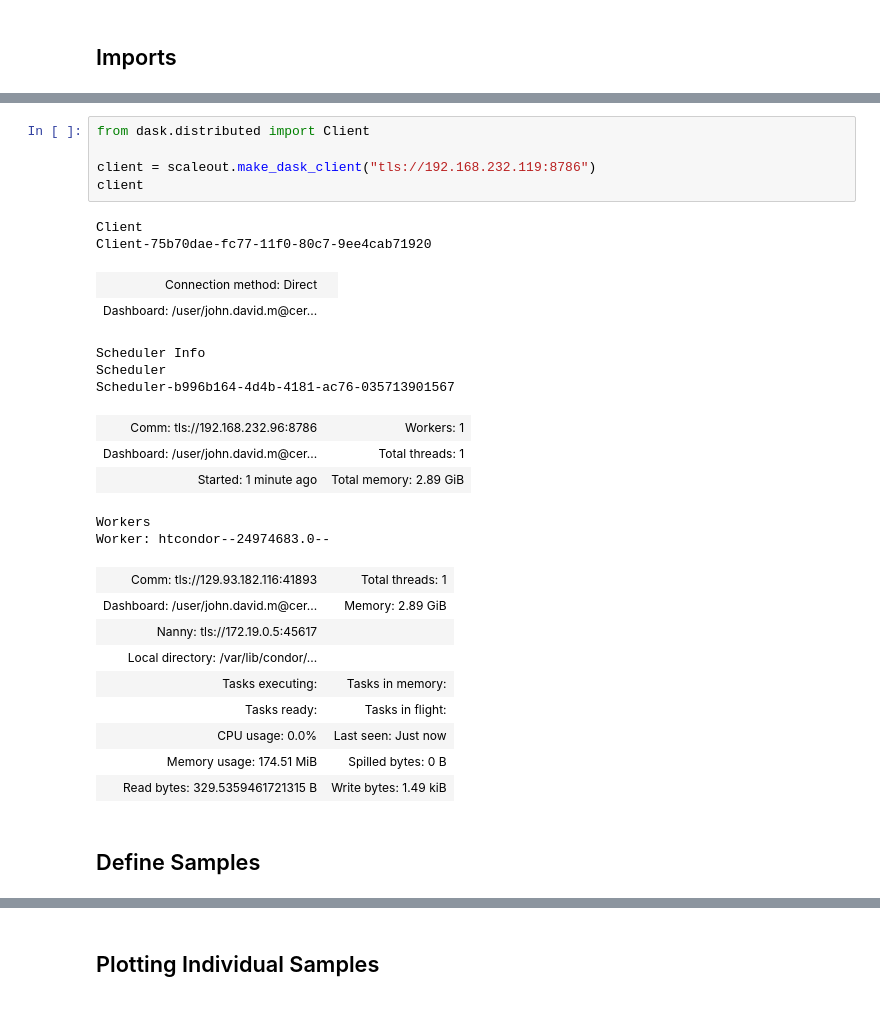
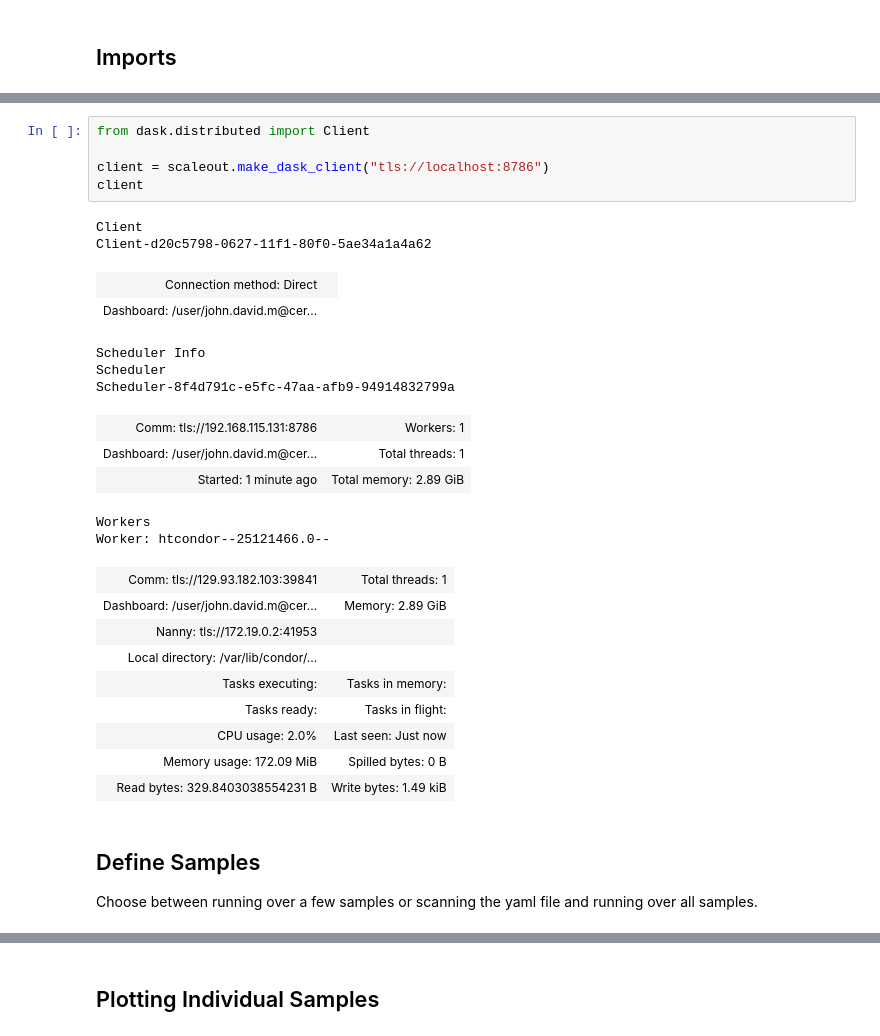
Before and after one commit to 316JakeMorris/SIDM, a Jupyter notebook: sidm/studies/LJ_Object_Eta/LJ_obj_eta.ipynb, the cells around one changed output, grey strips where cells are left out. Saved outputs shown, nothing was run; the diff lists cells and outputs as text.

```diff
--- a/sidm/studies/LJ_Object_Eta/LJ_obj_eta.ipynb
+++ b/sidm/studies/LJ_Object_Eta/LJ_obj_eta.ipynb
@@ -46,32 +39,33 @@ def addStats(H):
 # %%
 from dask.distributed import Client
 
-client = scaleout.make_dask_client("tls://192.168.232.119:8786")
+client = scaleout.make_dask_client("tls://localhost:8786")
 client
 # %% [output]
 Client
-Client-75b70dae-fc77-11f0-80c7-9ee4cab71920
+Client-d20c5798-0627-11f1-80f0-5ae34a1a4a62
 | Connection method: Direct |  |
 | Dashboard: /user/john.david.m@cer... |  |
 Scheduler Info
 Scheduler
-Scheduler-b996b164-4d4b-4181-ac76-035713901567
+Scheduler-8f4d791c-e5fc-47aa-afb9-94914832799a
-| Comm: tls://192.168.232.96:8786 | Workers: 1 |
+| Comm: tls://192.168.115.131:8786 | Workers: 1 |
 | Dashboard: /user/john.david.m@cer... | Total threads: 1 |
 | Started: 1 minute ago | Total memory: 2.89 GiB |
 Workers
-Worker: htcondor--24974683.0--
+Worker: htcondor--25121466.0--
-| Comm: tls://129.93.182.116:41893 | Total threads: 1 |
+| Comm: tls://129.93.182.103:39841 | Total threads: 1 |
 | Dashboard: /user/john.david.m@cer... | Memory: 2.89 GiB |
-| Nanny: tls://172.19.0.5:45617 |  |
+| Nanny: tls://172.19.0.2:41953 |  |
 | Local directory: /var/lib/condor/... |  |
 | Tasks executing: | Tasks in memory: |
 | Tasks ready: | Tasks in flight: |
-| CPU usage: 0.0% | Last seen: Just now |
-| Memory usage: 174.51 MiB | Spilled bytes: 0 B |
-| Read bytes: 329.5359461721315 B | Write bytes: 1.49 kiB |
+| CPU usage: 2.0% | Last seen: Just now |
+| Memory usage: 172.09 MiB | Spilled bytes: 0 B |
+| Read bytes: 329.8403038554231 B | Write bytes: 1.49 kiB |
 # %% [markdown]
 ## Define Samples
+Choose between running over a few samples or scanning the yaml file and running over all samples.
 # %%
 samples_2mu2e = [
     "2Mu2E_500GeV_5p0GeV_0p8mm",
```
Also changed, not shown: parts of 22 cells of this notebook, 1 other file.
